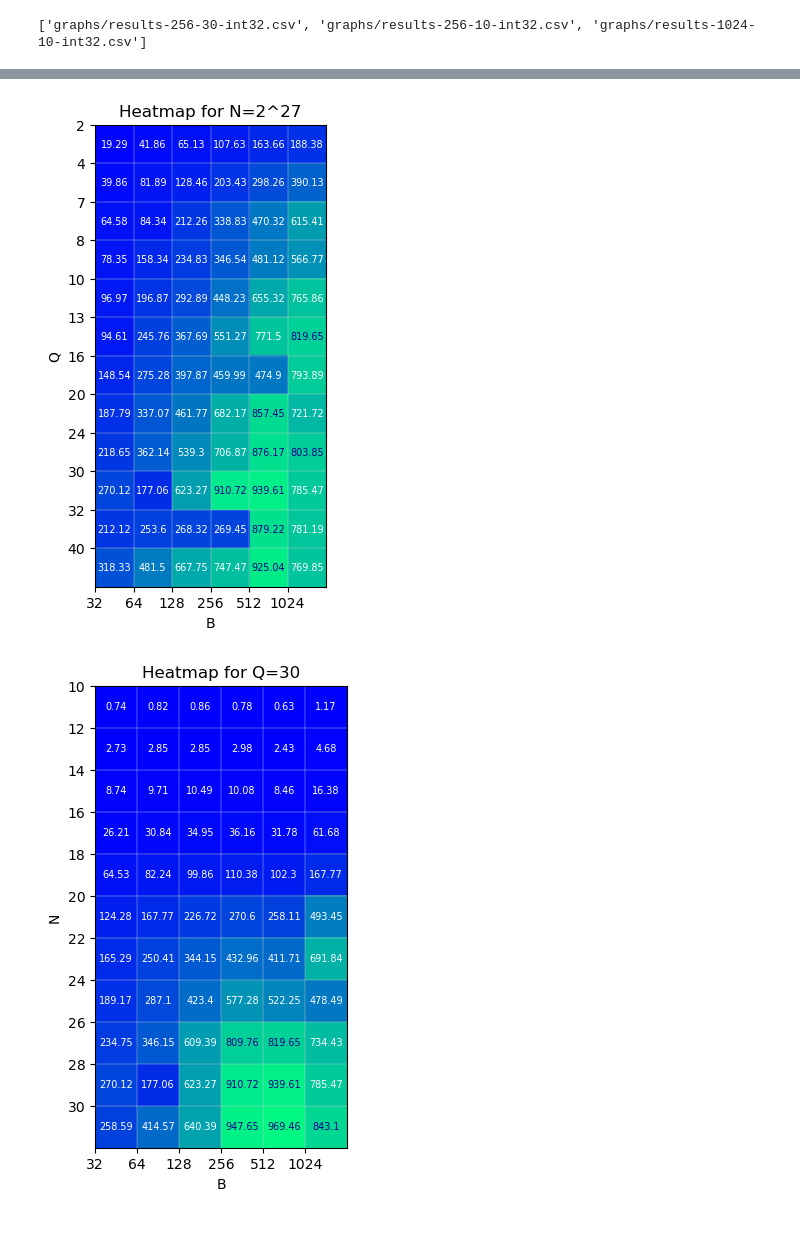
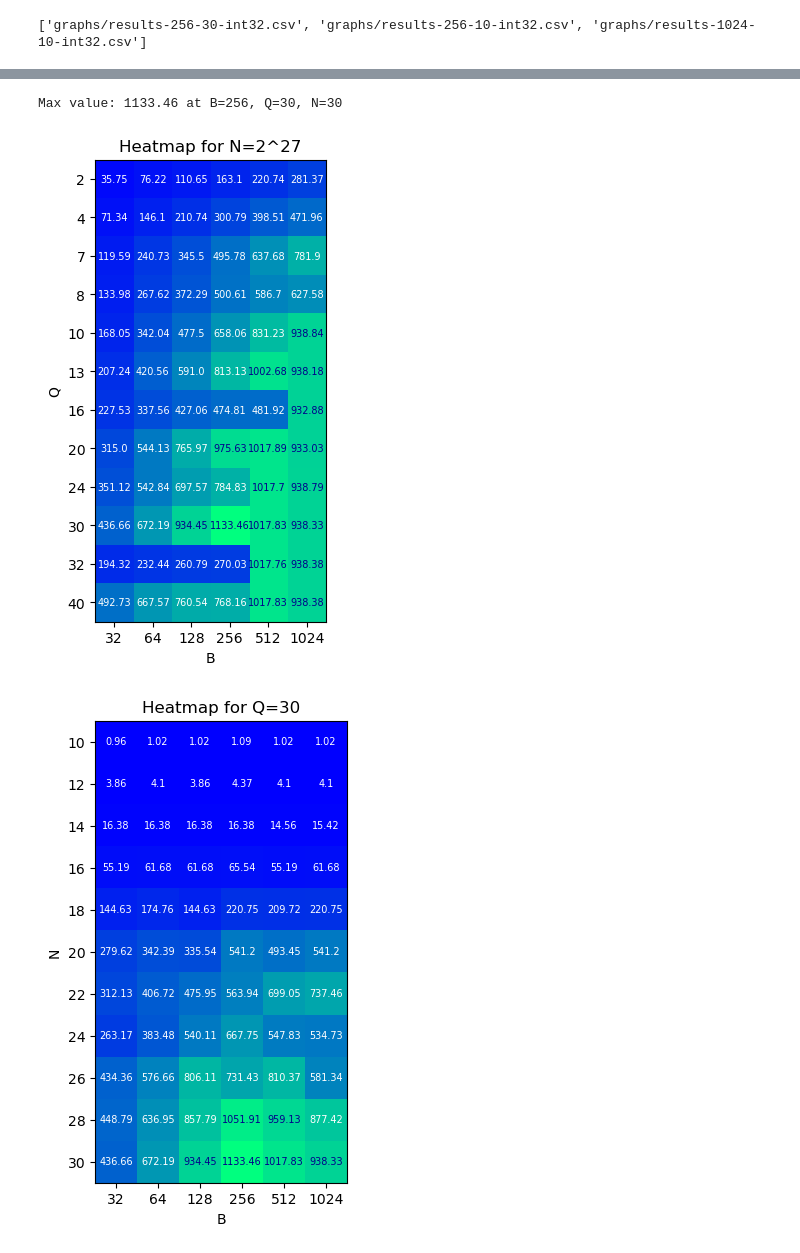
Before and after one commit to Pallisaard/Single-Pass-Scan, a Jupyter notebook: report/data/plots.ipynb, the cells around one changed output, grey strips where cells are left out. Drawn from its saved outputs; the diff is of its cells as text; code cells hidden in the pictures.

Commit message:
Recomputed all plots and changed heatmap code

```diff
--- a/report/data/plots.ipynb
+++ b/report/data/plots.ipynb
@@ -36,20 +36,29 @@ plot_utils.plot_experiment_data(df, columns, labels,
 filenames = plot_utils.get_heatmap_filenames()
 data = plot_utils.load_heatmap_data(filenames, skip_every_second_n=True)
 bs, qs, ns = plot_utils.get_BQN_values(skip_every_second_n=True)
+# %%
+max_val = data.max()
+# Find indices of max value
+max_idx = np.where(data == max_val)
+max_idx = [x[0] for x in max_idx]
+max_bqn = (bs[max_idx[0]], qs[max_idx[1]], ns[max_idx[2]])
+print("Max value: {} at B={}, Q={}, N={}".format(max_val, *max_bqn))
+# %% [output]
+Max value: 1133.46 at B=256, Q=30, N=30
 # %%
-plot_utils.plot_heatmap(data, ("B", "Q"), N=28, bqn_values=(bs, qs, ns),
+plot_utils.plot_heatmap(data, ("B", "Q"), N=30, bqn_values=(bs, qs, ns),
                         title="Heatmap for N=2^27",
-                        clim=(0, 1000),
+                        clim=(0, 1133.46),
                         filename="../plots/heatmap_BvQ_N=28.png")
 # %% [output]
-[figure, old version]
+[figure, new version]
 # %%
 plot_utils.plot_heatmap(data, ("B", "N"), Q=30, bqn_values=(bs, qs, ns),
                         title="Heatmap for Q=30",
-                        clim=(0, 1000),
+                        clim=(0, 1133.46),
                         filename="../plots/heatmap_BvN_Q=30.png")
 # %% [output]
-[figure, old version]
+[figure, new version]
 # %%
 plot_utils.plot_heatmap(data, ("Q", "N"), B=256, bqn_values=(bs, qs, ns),
                         title="Heatmap for B=256",
```
Also changed, not shown: parts of 4 cells of this notebook, 7 other files.
